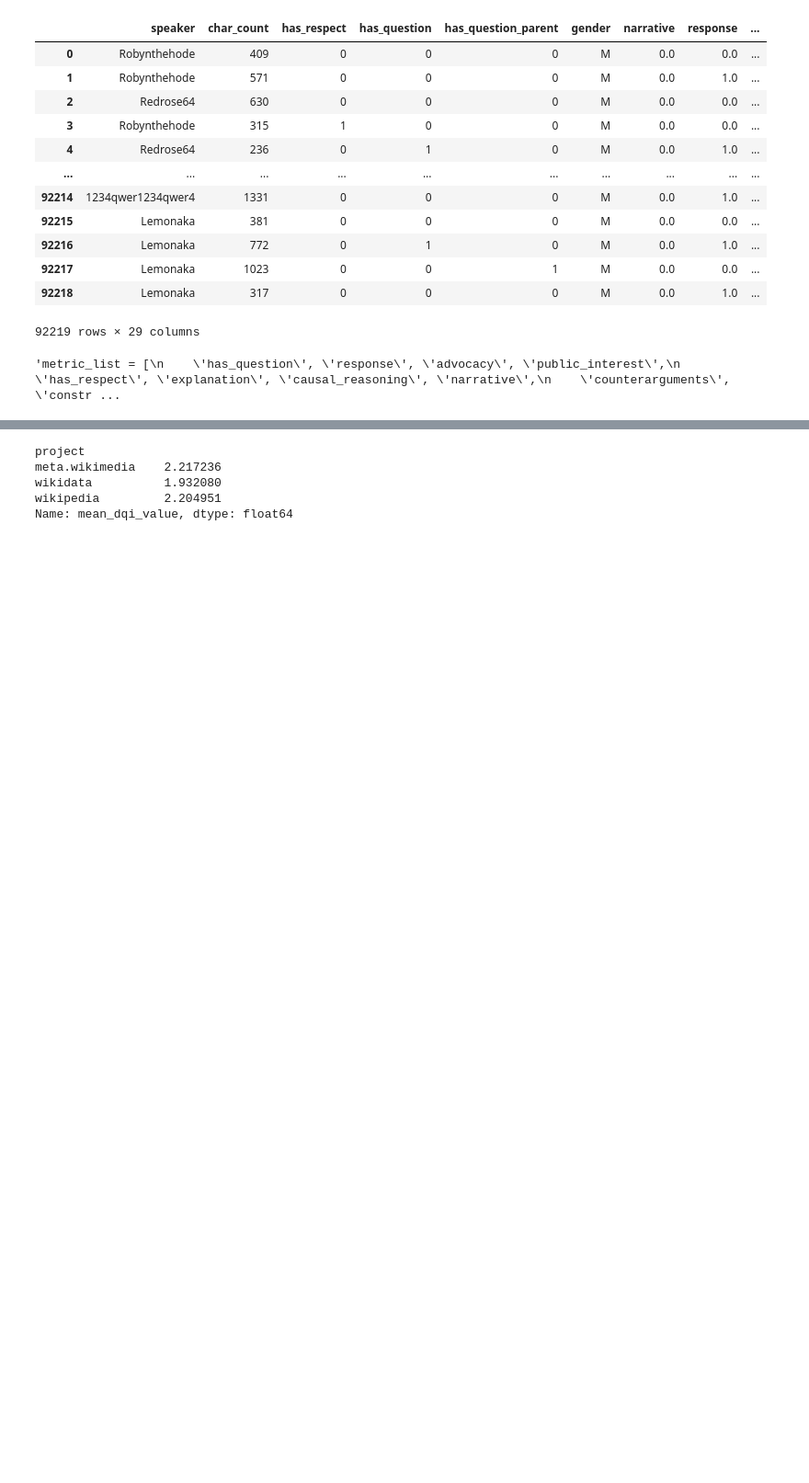
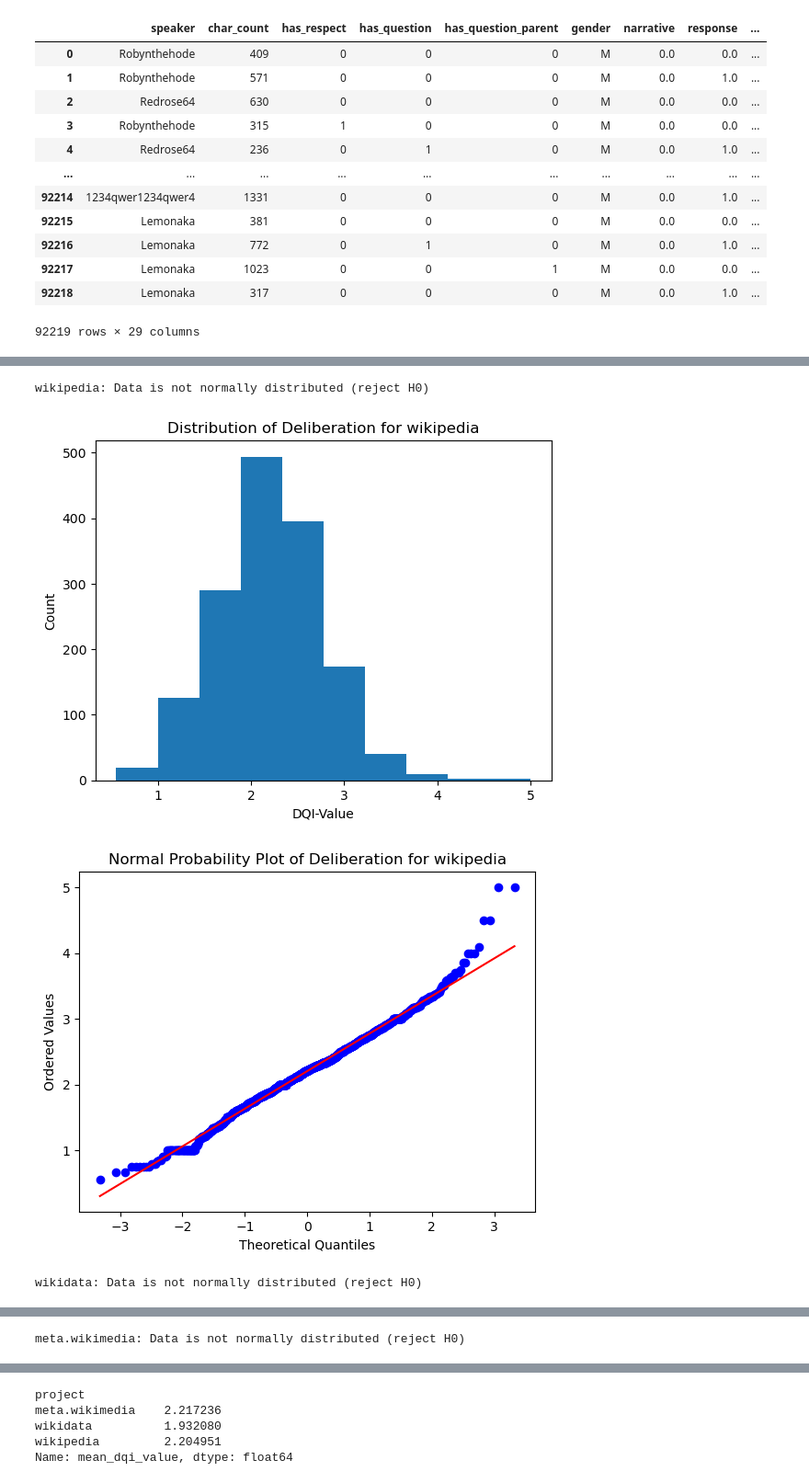
Before and after one commit to mrspacerobot/wiki_delib, a Jupyter notebook: data_analysis/data_analysis.ipynb, the cells around one changed output, grey strips where cells are left out. Shown at 92% size. Cells and saved outputs as stored; diff of their text form; code cells hidden in the pictures; blank space fills up the shorter version.

```diff
--- a/data_analysis/data_analysis.ipynb
+++ b/data_analysis/data_analysis.ipynb
@@ -578,17 +620,6 @@ deliberation_df
 | 92217 | Lemonaka | 1023 | 0 | 0 | 1 | M | 0.0 | 0.0 | ... |
 | 92218 | Lemonaka | 317 | 0 | 0 | 0 | M | 0.0 | 1.0 | ... |
 92219 rows × 29 columns
-# %%
-"""metric_list = [
-    'has_question', 'response', 'advocacy', 'public_interest',
-    'has_respect', 'explanation', 'causal_reasoning', 'narrative',
-    'counterarguments', 'constructive_proposal'
-]
-
-# Calculate the row sum of the metrics and subtract the disrespect column
-deliberation_df["DQI-Value"] = deliberation_df[metric_list].sum(axis=1) - deliberation_df['disrespect'] """
-# %% [output]
-'metric_list = [\n    \'has_question\', \'response\', \'advocacy\', \'public_interest\',\n    \'has_respect\', \'explanation\', \'causal_reasoning\', \'narrative\',\n    \'counterarguments\', \'constr ...
 # %%
 metric_list = [
     'has_question', 'response', 'advocacy', 'explanation_lr', 'causal_reasoning', 'narrative', 'toxicity_int'
@@ -616,3 +647,49 @@ delib_rfc_df.head()
 | 2 | 55480246 | 2 | Talk:Noah Kraft | 38 | wikipedia | 2019-10-11T09:04:00Z | 2.538462 |
 | 3 | 55480246 | 3 | Talk:Noah Kraft | 64 | wikipedia | 2019-10-11T09:04:00Z | 2.538462 |
 | 4 | 66698580 | 4 | Wikipedia:Reliable sources/Notice... | 90 | wikipedia | 2021-02-03T21:13:00Z | 2.255556 |
+# %%
+import matplotlib.pyplot as plt
+from scipy.stats import shapiro, probplot
+
+# Loop through each project
+for project in delib_rfc_df['project'].unique():
+
+    # Select data for current project
+    project_data = delib_rfc_df[delib_rfc_df['project'] == project]['mean_dqi_value']
+
+    # Perform Shapiro-Wilk test
+    stat, p = shapiro(project_data)
+
+    # Interpret the results
+    alpha = 0.05
+    if p > alpha:
+        print(f'{project}: Data is normally distributed (fail to reject H0)')
+    else:
+        print(f'{project}: Data is not normally distributed (reject H0)')
+
+    # Create histogram
+    plt.hist(project_data)
+
+    # Add labels and title
+    plt.xlabel('DQI-Value')
+    plt.ylabel('Count')
+    plt.title(f'Distribution of Deliberation for {project}')
+
+    # Show plot
+    plt.show()
+
+    # Create normal probability plot
+    probplot(project_data, plot=plt)
+
+    # Add labels and title
+    plt.xlabel('Theoretical Quantiles')
+    plt.ylabel('Ordered Values')
+    plt.title(f'Normal Probability Plot of Deliberation for {project}')
+
+    # Show plot
+    plt.show()
+# %% [output]
+wikipedia: Data is not normally distributed (reject H0)
+[figure, added]
+[figure, added]
+wikidata: Data is not normally distributed (reject H0)
@@ -618,0 +698 @@ delib_rfc_df.head()
+meta.wikimedia: Data is not normally distributed (reject H0)
```
Also changed, not shown: parts of 27 cells of this notebook, 19 other files.
